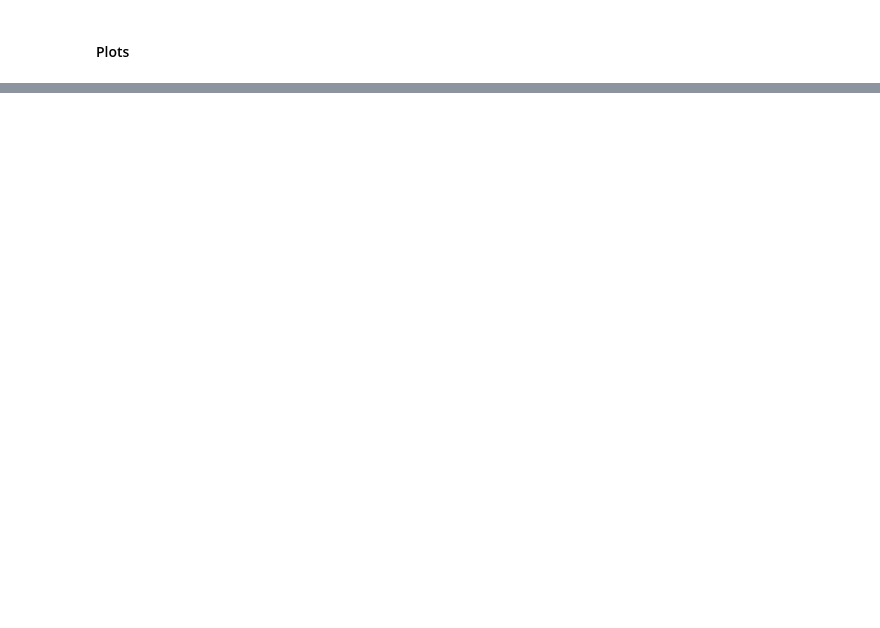
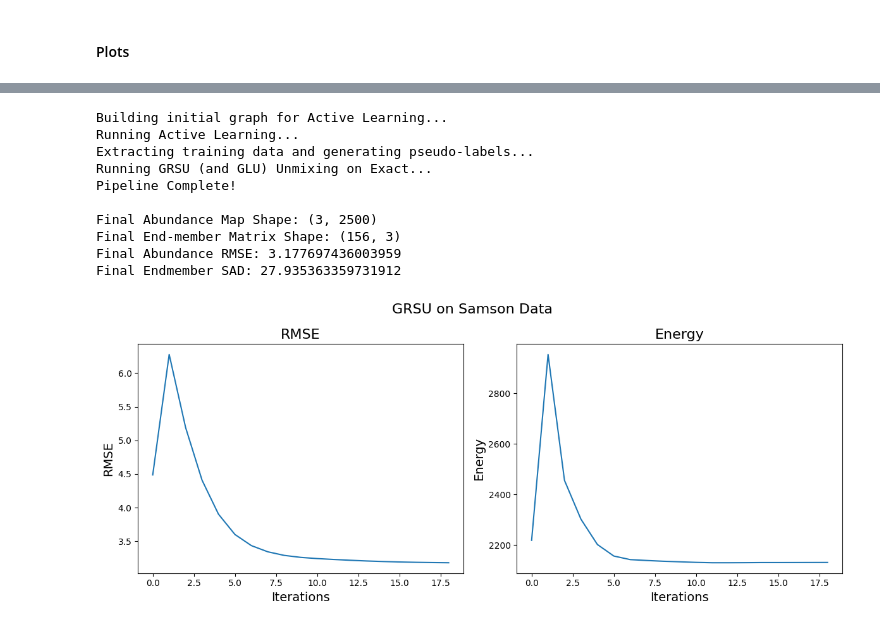
Before and after one commit to mtyler1059/Nearly-Blind-Hyperspectral-Unmixing, a Jupyter notebook: HSI_experiments.ipynb, the cells around one changed output, grey strips where cells are left out. Saved outputs shown, nothing was run; the diff lists cells and outputs as text; code cells hidden in the pictures; blank space fills up the shorter version.

```diff
--- a/HSI_experiments.ipynb
+++ b/HSI_experiments.ipynb
@@ -248,0 +520,36 @@ GRSU_urban_RMSE, GRSU_urban_energy, __, __ = run_unmixing_pipeline_example(X = X
+# %%
+# GRSU (Exact) (RMSE)
+# ==========
+# Best RMSE: 3.177697436003959
+# Best alpha: 20
+# Best lambda: 50
+# Best gamma: 1.0
+# Best rho: 1.0
+# RMSE: 3.177697436003959
+#  SAD: 27.935363359731912
+
+# Actual Run
+A_GRSU_samson, S_GRSU_samson, A_GRSU_RMSE_samson, S_GRSU_RMSE_samson = run_unmixing_pipeline_example(X = X_samson, A_gt = A_samson, S_gt = S_samson,
+                                                                                         N = samples, iters = iters, alpha = 20.0, lam = 50.0, gamma = 1.0, rho = 1.0, m_0 = 3,
+                                                                                         print_bool = True, OH_labels = False, GRSU_bool = True,
+                                                                                         A_error = False, RMSE_plot = False, Energy_plot = False, title_0 = "GRSU on Samson Data",
+                                                                                         prep = None, array_plots = False)
+
+# Error and Energy arrays
+GRSU_samson_RMSE, GRSU_samson_energy, __, __ = run_unmixing_pipeline_example(X = X_samson, A_gt = A_samson, S_gt = S_samson,
+                                                                        N = samples, iters = iters, alpha = 20.0, lam = 50.0, gamma = 1.0, rho = 1.0, m_0 = 3,
+                                                                        print_bool = False, OH_labels = False, GRSU_bool = True,
+                                                                        A_error = False, RMSE_plot = True, Energy_plot = True, title_0 = "GRSU on Samson Data",
+                                                                        prep = None, array_plots = True)
+# %% [output]
+Building initial graph for Active Learning...
+Running Active Learning...
+Extracting training data and generating pseudo-labels...
+Running GRSU (and GLU) Unmixing on Exact...
+Pipeline Complete!
+
+Final Abundance Map Shape: (3, 2500)
+Final End-member Matrix Shape: (156, 3)
+Final Abundance RMSE: 3.177697436003959
+Final Endmember SAD: 27.935363359731912
+[figure, added]
```
Also changed, not shown: parts of 81 cells of this notebook, 10 other files.
